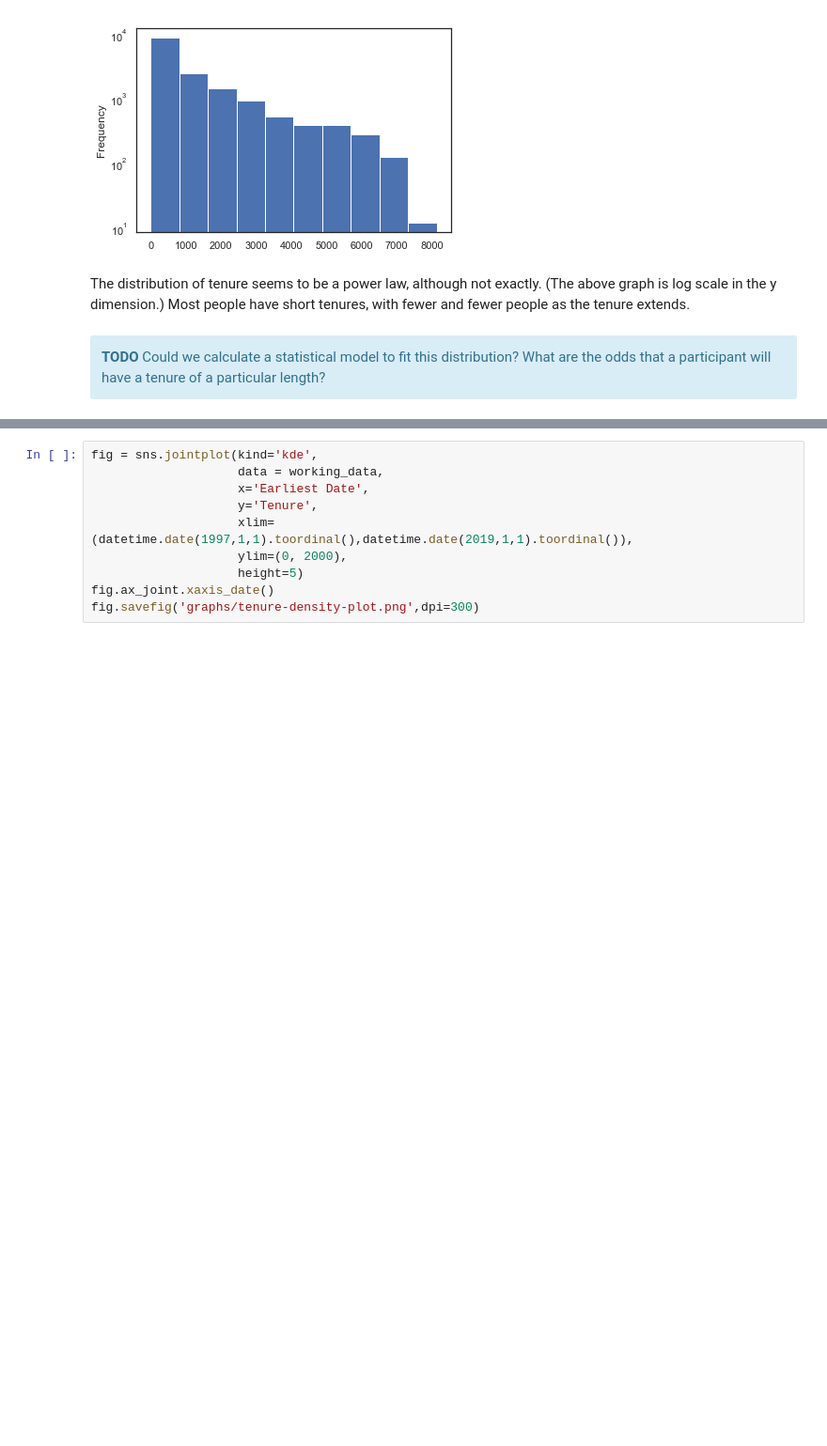
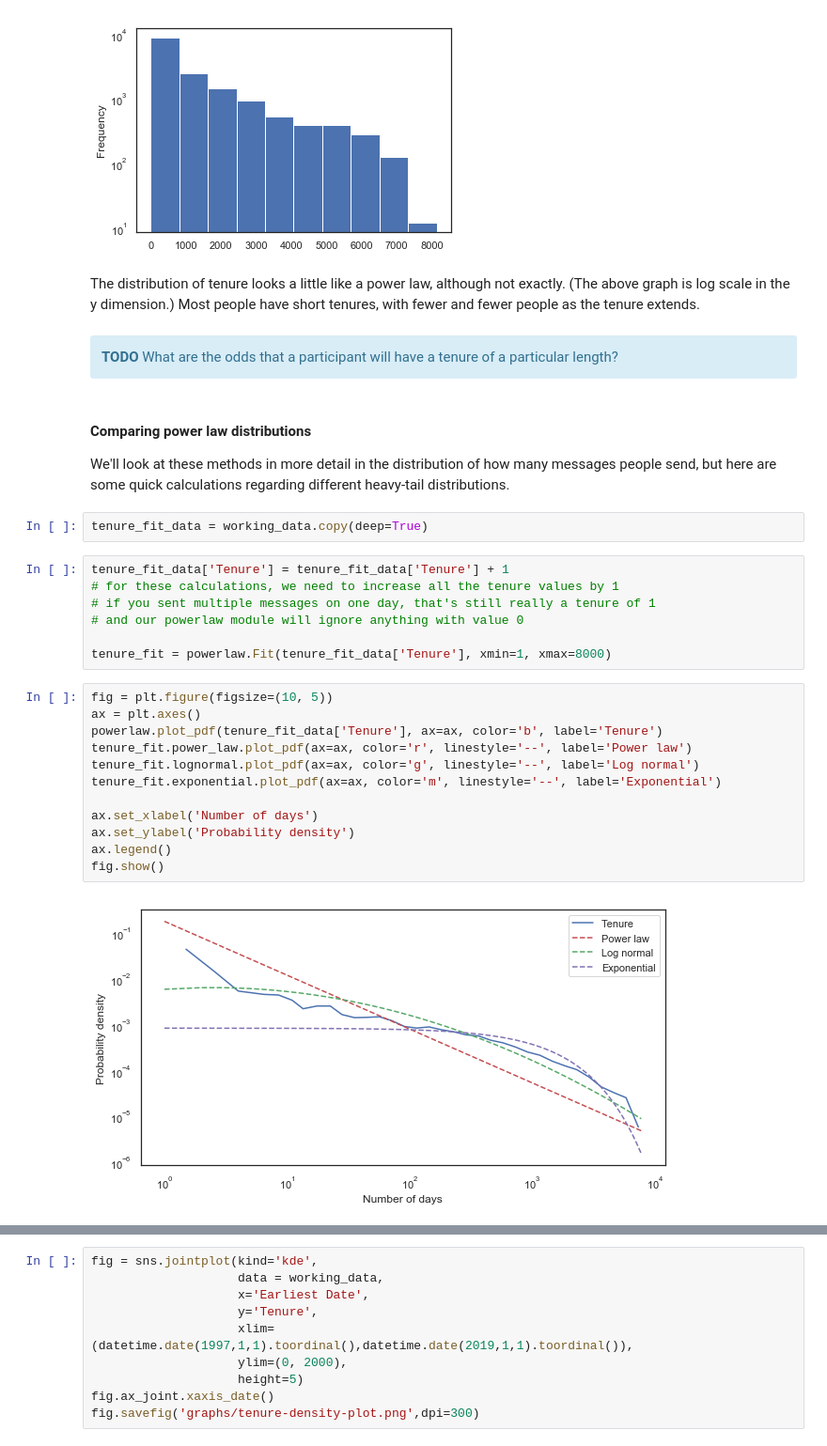
Before and after one commit to npdoty/bigbang, a Jupyter notebook: ietf-participation/ietf_wgs_tenure.ipynb, the cells around one changed output, grey strips where cells are left out. Shown at 94% size. Saved outputs shown, nothing was run; the diff lists cells and outputs as text; blank space fills up the shorter version.

Commit message:
investigating power law and log normal fits for the univariate distributions
new graph comparing the fits for total messages data

```diff
--- a/ietf-participation/ietf_wgs_tenure.ipynb
+++ b/ietf-participation/ietf_wgs_tenure.ipynb
@@ -259,8 +263,35 @@ working_data['Tenure'].plot(kind ='hist',logy=True)
 <matplotlib.axes._subplots.AxesSubplot at 0x...>
 [figure]
 # %% [markdown]
-The distribution of tenure seems to be a power law, although not exactly. (The above graph is log scale in the y dimension.) Most people have short tenures, with fewer and fewer people as the tenure extends.
+The distribution of tenure looks a little like a power law, although not exactly. (The above graph is log scale in the y dimension.) Most people have short tenures, with fewer and fewer people as the tenure extends.
 # %% [markdown]
 <div class="alert alert-info"><b>TODO</b>
-Could we calculate a statistical model to fit this distribution? What are the odds that a participant will have a tenure of a particular length?
+What are the odds that a participant will have a tenure of a particular length?
 </div>
+# %% [markdown]
+#### Comparing power law distributions
+
+We'll look at these methods in more detail in the distribution of how many messages people send, but here are some quick calculations regarding different heavy-tail distributions.
+# %%
+tenure_fit_data = working_data.copy(deep=True)
+# %%
+tenure_fit_data['Tenure'] = tenure_fit_data['Tenure'] + 1
+# for these calculations, we need to increase all the tenure values by 1
+# if you sent multiple messages on one day, that's still really a tenure of 1
+# and our powerlaw module will ignore anything with value 0
+
+tenure_fit = powerlaw.Fit(tenure_fit_data['Tenure'], xmin=1, xmax=8000)
+# %%
+fig = plt.figure(figsize=(10, 5))
+ax = plt.axes()
+powerlaw.plot_pdf(tenure_fit_data['Tenure'], ax=ax, color='b', label='Tenure')
+tenure_fit.power_law.plot_pdf(ax=ax, color='r', linestyle='--', label='Power law')
+tenure_fit.lognormal.plot_pdf(ax=ax, color='g', linestyle='--', label='Log normal')
+tenure_fit.exponential.plot_pdf(ax=ax, color='m', linestyle='--', label='Exponential')
+
+ax.set_xlabel('Number of days')
+ax.set_ylabel('Probability density')
+ax.legend()
+fig.show()
+# %% [output]
+[figure, added]
```
Also changed, not shown: parts of 24 cells of this notebook, 1 other file.
